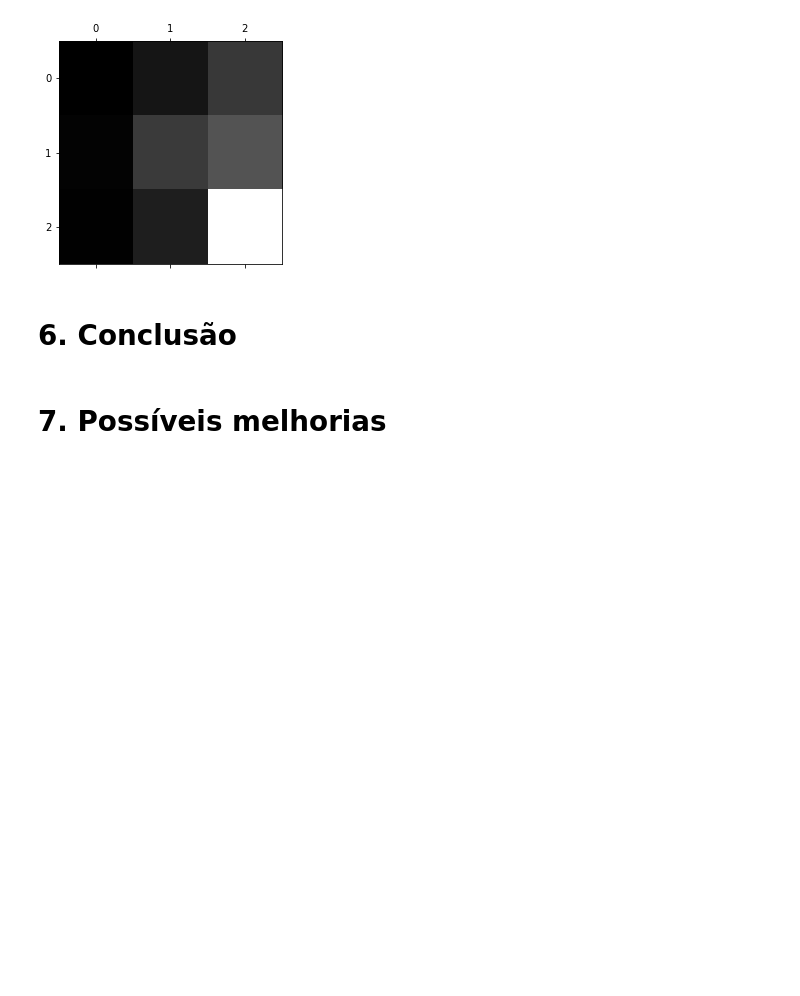
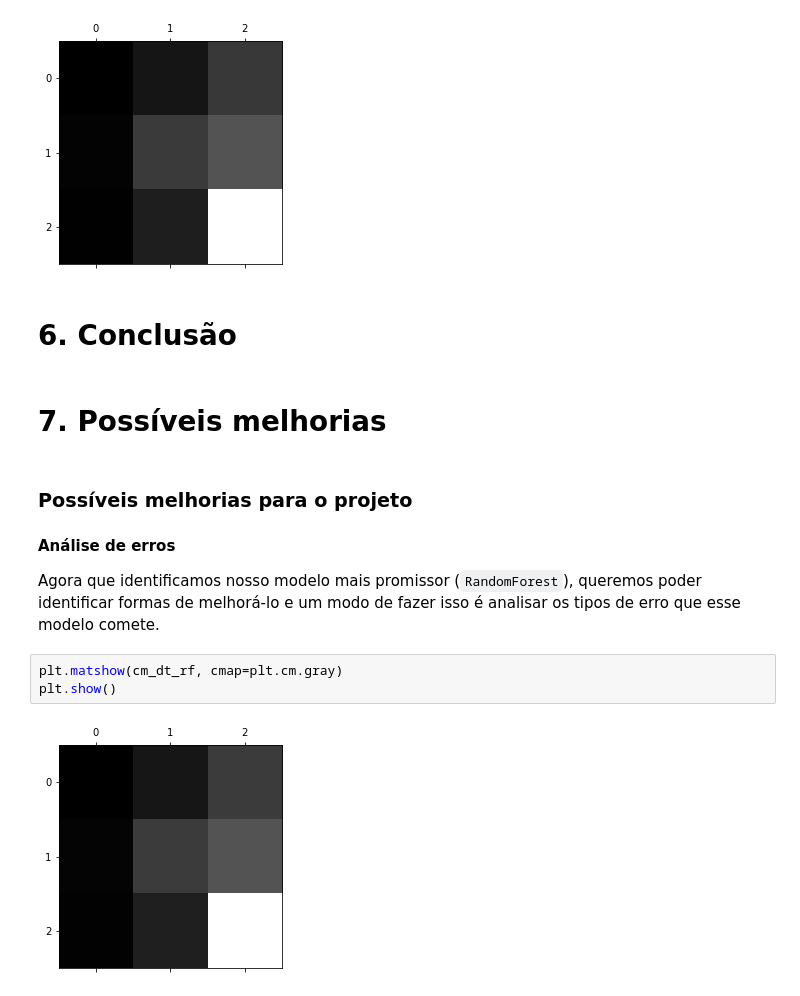
Before and after one commit to insper-classroom/23-1a-cd-p2-anderson_samuel_vinicius, a Jupyter notebook: Relatório.ipynb, the cells around one changed output. Saved outputs shown, nothing was run; the diff lists cells and outputs as text; blank space fills up the shorter version.

Commit message:
Melhorias: análise de erro e ajuste de hiperparâmetros

```diff
--- a/Relatório.ipynb
+++ b/Relatório.ipynb
@@ -2272,3 +2287,14 @@ plt.show()
 <div id="melhorias"></div>
 
 # 7. Possíveis melhorias
+# %% [markdown]
+### Possíveis melhorias para o projeto
+# %% [markdown]
+**Análise de erros**
+
+Agora que identificamos nosso modelo mais promissor (`RandomForest`), queremos poder identificar formas de melhorá-lo e um modo de fazer isso é analisar os tipos de erro que esse modelo comete.
+# %%
+plt.matshow(cm_dt_rf, cmap=plt.cm.gray)
+plt.show()
+# %% [output]
+[figure, added]
```
Also changed, not shown: parts of 21 cells of this notebook.
